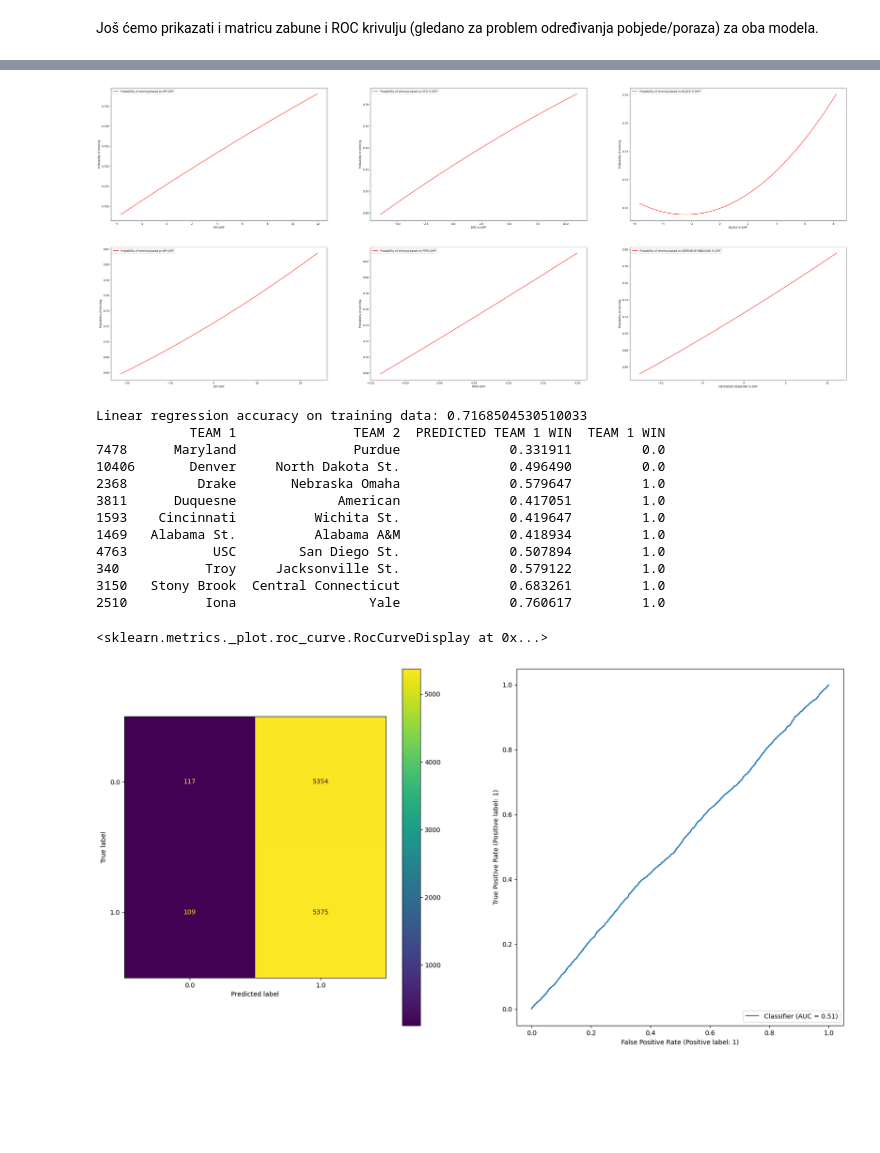
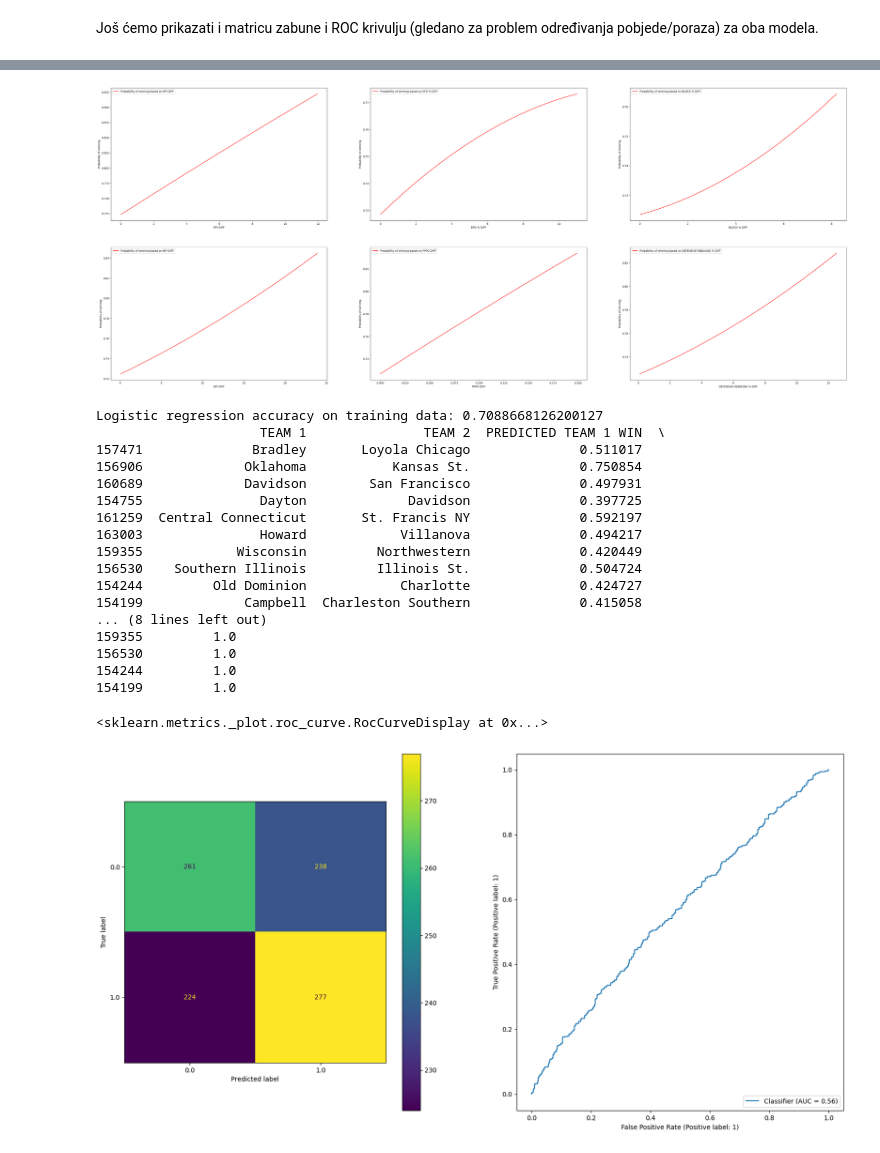
Before and after one commit to babe1304/UZOP-project, a Jupyter notebook: reporoduction_of_experiments.ipynb, the cells around one changed output, grey strips where cells are left out. Cells and saved outputs as stored; diff of their text form; code cells hidden in the pictures; blank space fills up the shorter version.

```diff
--- a/reporoduction_of_experiments.ipynb
+++ b/reporoduction_of_experiments.ipynb
@@ -332,7 +333,6 @@ merged_data['RPI DIFF'] = merged_data['RPI TEAM 1'] - merged_data['RPI TEAM 2']
 merged_data['PPPO DIFF'] = merged_data['TEAM 1 POINTS PER POSSESSION OFFENSE'] - merged_data['TEAM 2 POINTS PER POSSESSION OFFENSE']
 merged_data['DEFENSIVE REBOUND % DIFF'] = merged_data['TEAM 1 DEFENSIVE REBOUND %'] - merged_data['TEAM 2 DEFENSIVE REBOUND %']
 merged_data['WIN % DIFF'] = merged_data['TEAM 1 WIN %'] - merged_data['TEAM 2 WIN %']
-merged_data['TEAM 1 WIN OUTCOME %'] = np.where(merged_data['TEAM 1 WIN'] == 1, merged_data['TEAM 1 WIN %']/100, (100 - merged_data['TEAM 1 WIN %'])/100)
 
 test_game_data['EFG % DIFF'] = test_game_data['TEAM 1 EFG %'] - test_game_data['TEAM 2 EFG %']
 test_game_data['BLOCK % DIFF'] = test_game_data['TEAM 1 BLOCK %'] - test_game_data['TEAM 2 BLOCK %']
@@ -370,7 +370,7 @@ features = ['RPI DIFF', 'EFG % DIFF', 'BLOCK % DIFF', 'BPI DIFF', 'PPPO DIFF', '
 polys = []
 linear_models =[]
 logistic_models = []
-train_data = merged_data.sample(n=2000, random_state=1)
+train_data = merged_data.copy()
 
 poly_logistic = PolynomialFeatures(degree=2).fit(train_data[features])
 logistic_model = LogisticRegression(penalty='l1', solver='liblinear', max_iter=10000, C=0.1).fit(poly_logistic.transform(train_data[features]), train_data['TEAM 1 WIN'])
@@ -529,7 +529,9 @@ Značajka s kojom ćemo uspoređivati rezultate modela bit će **postotak pobjed
 # %%
+features = ['RPI DIFF', 'EFG % DIFF', 'BLOCK % DIFF', 'BPI DIFF', 'PPPO DIFF', 'DEFENSIVE REBOUND % DIFF']
+
 polys = []
 linear_models =[]
-train_data = merged_data.sample(n=1000, random_state=42)
+train_data = merged_data[merged_data['TEAM 1 WIN'] == 1]
 
 for v in features:
     poly = PolynomialFeatures(degree=2)
@@ -556,8 +559,8 @@ def probability_linear(test_data, models, polys, features):
 x_test = test_game_data.copy()
 
 f, ax = plt.subplots(2, 3, figsize=(50, 20))
-for i, (model, poly, feature) in enumerate(zip(linear_models, polys, ['RPI DIFF', 'EFG % DIFF', 'BLOCK % DIFF', 'BPI DIFF', 'PPPO DIFF', 'DEFENSIVE REBOUND % DIFF'])):
-    x_test[feature] = x_test[feature]
+for i, (model, poly, feature) in enumerate(zip(linear_models, polys, features)):
+    x_test[feature] = abs(x_test[feature])
     x = np.linspace(x_test[feature].min(), x_test[feature].max(), 1000)
     x_poly = poly.transform(x.reshape(-1, 1))
     ax[i//3, i%3].plot(x, model.predict(x_poly), c='r', label='Probability of winning based on ' + feature)
@@ -565,31 +568,36 @@ for i, (model, poly, feature) in enumerate(zip(linear_models, polys, ['RPI DIFF'
     ax[i//3, i%3].set_xlabel(feature)
     ax[i//3, i%3].set_ylabel('Probability of winning')
 # %% [output]
-[figure, old version]
+[figure, new version]
 # %%
-random_matchups = merged_data[merged_data['YEAR'] == 2022].copy()
+random_matchups = merged_data[merged_data['YEAR'] == 2022].sample(n=1000, random_state=13).copy()
 random_matchups['PREDICTED TEAM 1 WIN'] = random_matchups.apply(lambda x: probability_linear(x, linear_models, polys, features), axis=1)
-print(f'Linear regression accuracy on training data: {log_loss(random_matchups["TEAM 1 WIN"], random_matchups["PREDICTED TEAM 1 WIN"])}')
+print(f'Logistic regression accuracy on training data: {log_loss(random_matchups["TEAM 1 WIN"], random_matchups["PREDICTED TEAM 1 WIN"])}')
 print(random_matchups.sample(10)[['TEAM 1', 'TEAM 2', 'PREDICTED TEAM 1 WIN', 'TEAM 1 WIN']])
 # %% [output]
-Linear regression accuracy on training data: 0.7168504530510033
-            TEAM 1               TEAM 2  PREDICTED TEAM 1 WIN  TEAM 1 WIN
-7478      Maryland               Purdue              0.331911         0.0
-10406       Denver     North Dakota St.              0.496490         0.0
-2368         Drake       Nebraska Omaha              0.579647         1.0
-3811      Duquesne             American              0.417051         1.0
-1593    Cincinnati          Wichita St.              0.419647         1.0
-1469   Alabama St.          Alabama A&M              0.418934         1.0
-4763           USC        San Diego St.              0.507894         1.0
-340           Troy     Jacksonville St.              0.579122         1.0
-3150   Stony Brook  Central Connecticut              0.683261         1.0
-2510          Iona                 Yale              0.760617         1.0
+Logistic regression accuracy on training data: 0.7088668126200127
+                     TEAM 1               TEAM 2  PREDICTED TEAM 1 WIN  \
+157471              Bradley       Loyola Chicago              0.511017
+156906             Oklahoma           Kansas St.              0.750854
+160689             Davidson        San Francisco              0.497931
+154755               Dayton             Davidson              0.397725
+161259  Central Connecticut       St. Francis NY              0.592197
+163003               Howard            Villanova              0.494217
+159355            Wisconsin         Northwestern              0.420449
+156530    Southern Illinois         Illinois St.              0.504724
+154244         Old Dominion            Charlotte              0.424727
+154199             Campbell  Charleston Southern              0.415058
+... (8 lines left out)
+159355         1.0
+156530         1.0
+154244         1.0
+154199         1.0
 # %%
-random_matchups = merged_data[merged_data['YEAR'] == 2022].copy()
+random_matchups = merged_data[merged_data['YEAR'] == 2022].sample(n=1000, random_state=13).copy()
 random_matchups['PREDICTED TEAM 1 WIN'] = random_matchups.apply(lambda x: winner_logistic(x, logistic_models, polys, features), axis=1)
 f, ax = plt.subplots(1, 2, figsize=(20, 10))
 ConfusionMatrixDisplay.from_predictions(random_matchups['TEAM 1 WIN'], random_matchups['PREDICTED TEAM 1 WIN'] > 0.5, ax=ax[0])
 RocCurveDisplay.from_predictions(random_matchups['TEAM 1 WIN'], random_matchups['PREDICTED TEAM 1 WIN'], ax=ax[1])
 # %% [output]
 <sklearn.metrics._plot.roc_curve.RocCurveDisplay at 0x...>
-[figure, old version]
+[figure, new version]
```
Also changed, not shown: parts of 11 cells of this notebook.
